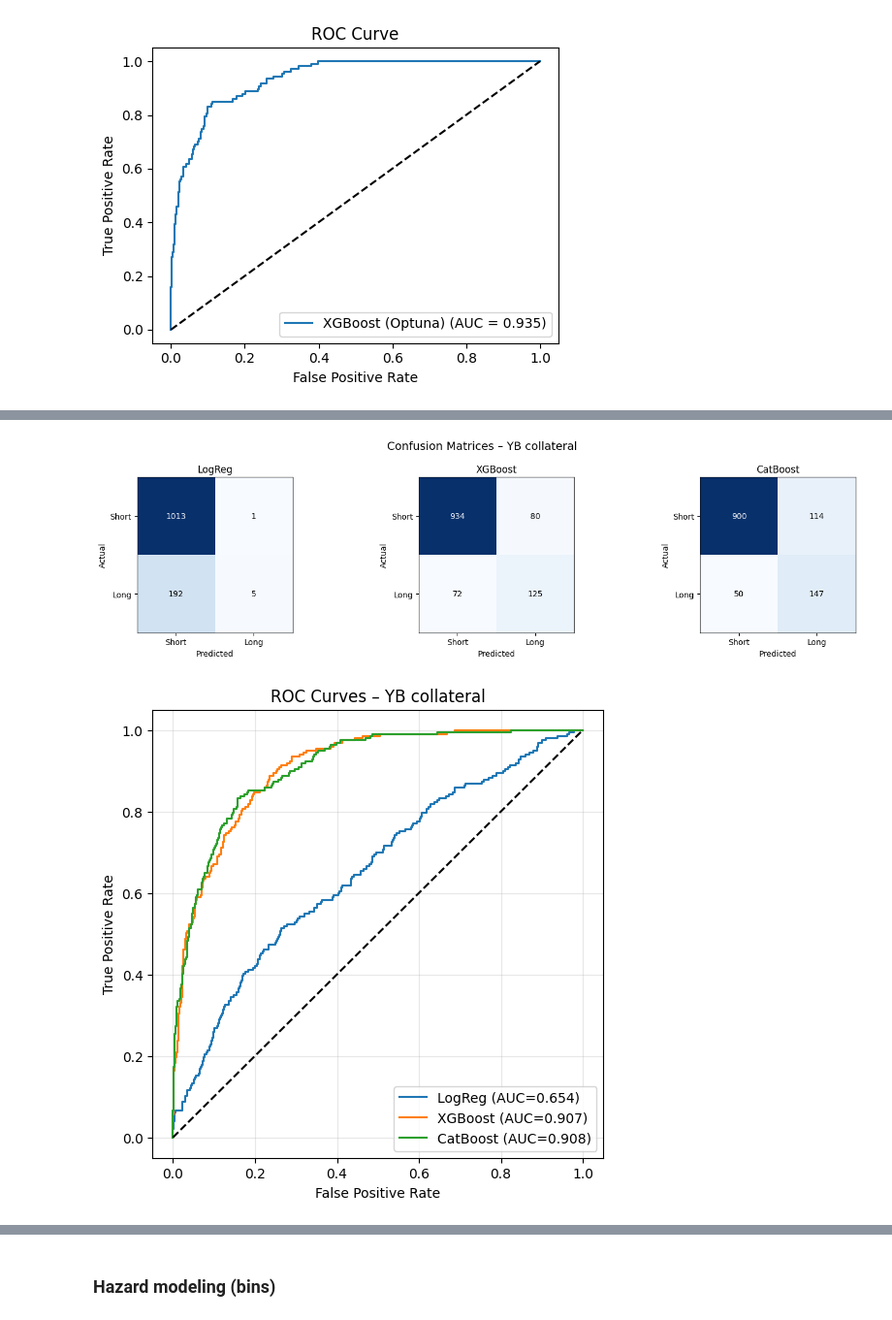
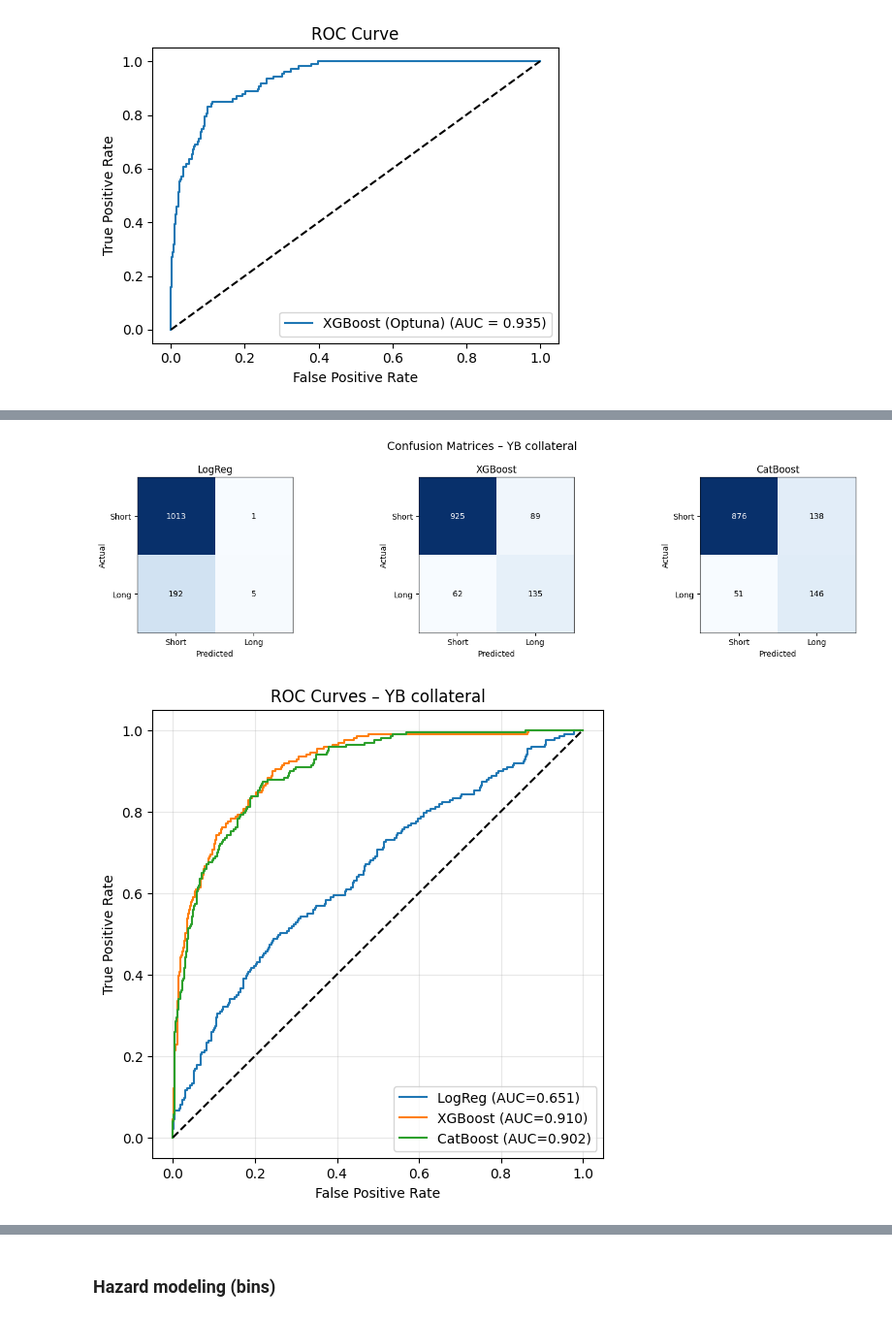
Before and after one commit to egortrussov/lending_protocols_researh, a Jupyter notebook: users_clusterization/spikes_recovery_modeling_v2.ipynb, the cells around one changed output, grey strips where cells are left out. Shown at 97% size. Cells and saved outputs as stored; diff of their text form; code cells hidden in the pictures.

```diff
--- a/users_clusterization/spikes_recovery_modeling_v2.ipynb
+++ b/users_clusterization/spikes_recovery_modeling_v2.ipynb
@@ -47,7 +47,7 @@ YB_TOKENS = [
 
 
 
-INTERESTING_MARKETS = YB_TOKENS
+INTERESTING_MARKETS = PT_MARKETS
 # %% [markdown]
 ### **Create dataset**
 # %%
@@ -1586,0 +1686,13 @@ Name: top1_supplier_stress_index, dtype: float64
+# %%
+df_w_stress['top1_supplier_stress_index'].describe()
+df_w_stress.head()
+
+INTERESTING_MARKETS = YB_TOKENS
+all_spikes_df = load_spikes()
+all_spikes_df.head()
+
+df_w_stress['trigger_borrow_flg'] = df_w_stress.merge(all_spikes_df[['market_name', 'spike_index', 'trigger_event_types']].drop_duplicates(['market_name', 'spike_index',]), how='left', left_on=['market', 'spike_index',], right_on=['market_name', 'spike_index',])[
+    'trigger_event_types'
+].str.count('MarketBorrow').fillna(0)
+
+df_w_stress['trigger_borrow_flg'].value_counts()
@@ -1605,7 +1739,13 @@ from sklearn.metrics import fbeta_score
 # Подготовка данных
 # ------------------------------------------------------------
 def prepare_classification_dataset(df_long, threshold_minutes=60):
+
     df_first = df_long[df_long['time_offset_minutes'] == 0].copy()
+
+    df_w_stress.merge(all_spikes_df[['market_name', 'spike_index', 'trigger_event_types']].drop_duplicates(['market_name', 'spike_index',]), how='left', left_on=['market', 'spike_index',], right_on=['market_name', 'spike_index',])[
+        'trigger_event_types'
+    ].value_counts()
+
     df_first['spike_duration_minutes'] = df_first['spike_duration_seconds'] / 60.0
     df_first['target'] = (df_first['spike_duration_minutes'] > threshold_minutes).astype(int)
 
@@ -1619,6 +1759,8 @@ def prepare_classification_dataset(df_long, threshold_minutes=60):
 
         "supplier_n_active",
         'supplier_top1_share', 'supplier_top3_share', 'supplier_hhi',
+
+        'trigger_borrow_flg',
 
         "top1_supplier_stress_index", "top2_supplier_stress_index", "top3_supplier_stress_index", "top3_supplier_stress_index_mean", "top1_supplier_mean_util_top1_market", "top1_supplier_mean_util_top3_markets"
 
@@ -1727,6 +1869,48 @@ def compute_metrics(y_true, y_pred, y_proba):
         'AUC-PR': average_precision_score(y_true, y_proba)
     }
 
+
+
+import shap
+import pandas as pd
+import numpy as np
+
+def get_shap_importance_table(model, X, feature_names, top_n=20):
+    """
+    Возвращает DataFrame с признаками и их средней абсолютной важностью SHAP.
+    model : обученная модель (XGBoost, CatBoost)
+    X : матрица признаков (для объяснения, можно test)
+    feature_names : список названий признаков
+    top_n : вывести топ-N
+    """
+    explainer = shap.TreeExplainer(model)
+    # Для ускорения используем подвыборку
+    X_sample = X.sample(n=min(300, len(X)), random_state=42)
+    shap_values_all = explainer.shap_values(X_sample)
+
+    # Для бинарной классификации SHAP может быть списком из двух массивов или трёхмерным массивом
+    if isinstance(shap_values_all, list):
+        # CatBoost: список [class0, class1]
+        shap_vals = shap_values_all[1]  # берём positive class (длинный спайк)
+    elif isinstance(shap_values_all, np.ndarray) and shap_values_all.ndim == 3:
+        # XGBoost для мультикласса может вернуть (n, m, 2)
+        shap_vals = shap_values_all[:, :, 1]
+    else:
+        shap_vals = shap_values_all
+
+    # Средний |SHAP|
+    mean_abs_shap = np.abs(shap_vals).mean(axis=0)
+    importance_df = pd.DataFrame({
+        'feature': feature_names,
+        'mean_abs_shap': mean_abs_shap
+    }).sort_values('mean_abs_shap', ascending=False)
+
+    print(f"\nТоп-{top_n} признаков по SHAP важности:")
+    print(importance_df.head(top_n).to_string(index=False))
+
+    return importance_df
+
+
 # ------------------------------------------------------------
 # Основной эксперимент для одного типа рынка
 # ------------------------------------------------------------
@@ -1765,6 +1949,16 @@ def run_classification_experiment(df_long, market_label, n_trials=30):
     print("\n--- Test Performance Summary ---")
     print(summary.round(4).to_string())
 
+
+    shap_importance_xgb = get_shap_importance_table(xgb_model, X_test, feature_names, top_n=15)
+
+    print("XGB SHAP")
+    print(shap_importance_xgb.to_string())
+    # Для CatBoost
+    shap_importance_cb  = get_shap_importance_table(cb_model, X_test, feature_names, top_n=15)
+    print("CB SHAP")
+    print(shap_importance_xgb.to_string())
+
     # Визуализации
     fig, axes = plt.subplots(1, 3, figsize=(15, 4))
     models_plot = [('LogReg', lr, y_test_pred), ('XGBoost', xgb_model, y_test_pred1),
@@ -1783,6 +1977,10 @@ def run_classification_experiment(df_long, market_label, n_trials=30):
     fig.suptitle(f'Confusion Matrices – {market_label}', fontsize=14)
     plt.tight_layout()
     plt.show()
+
+
+
+
 
     plt.figure(figsize=(6,6))
     for name, model, proba in [('LogReg', lr, y_test_proba),
@@ -1870,4 +2068,4 @@ CatBoost    0.8646          0.5632       0.7462   0.6419   0.9079  0.6977
 [figure]
-[figure, old version]
+[figure, new version]
 |  | Accuracy | Precision_long | Recall_long | F1_long | AUC-ROC | AUC-PR |
 | Model |  |  |  |  |  |  |
```
Also changed, not shown: parts of 24 cells of this notebook, 21 other files.
